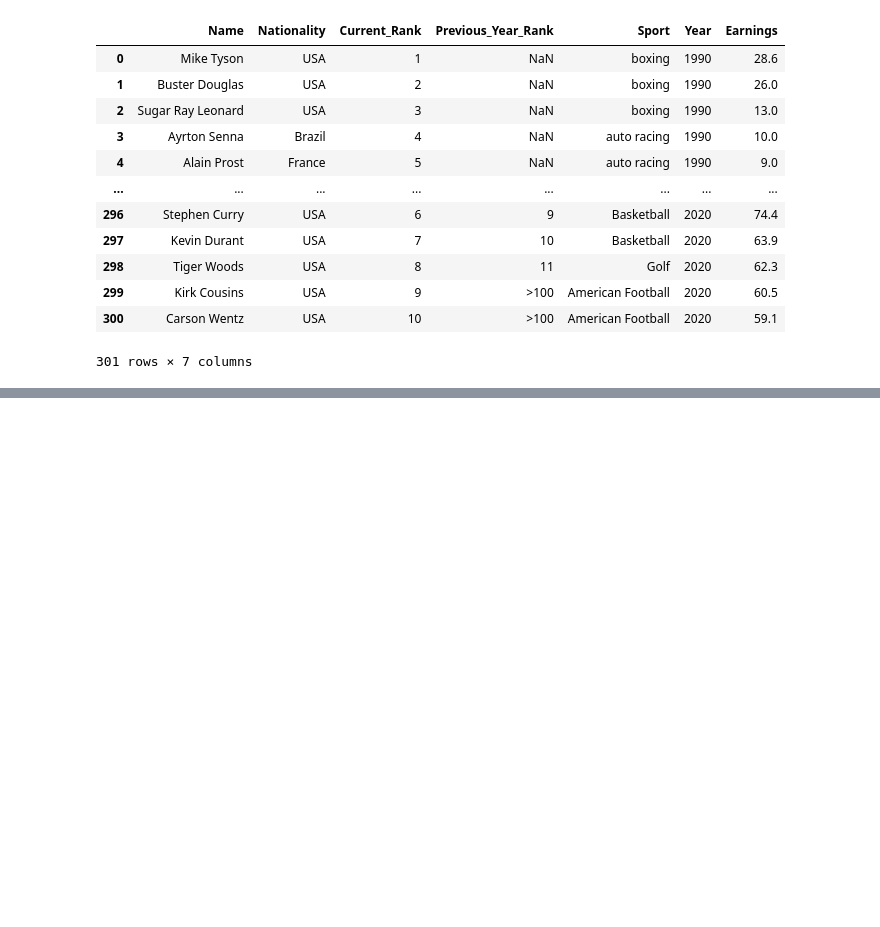
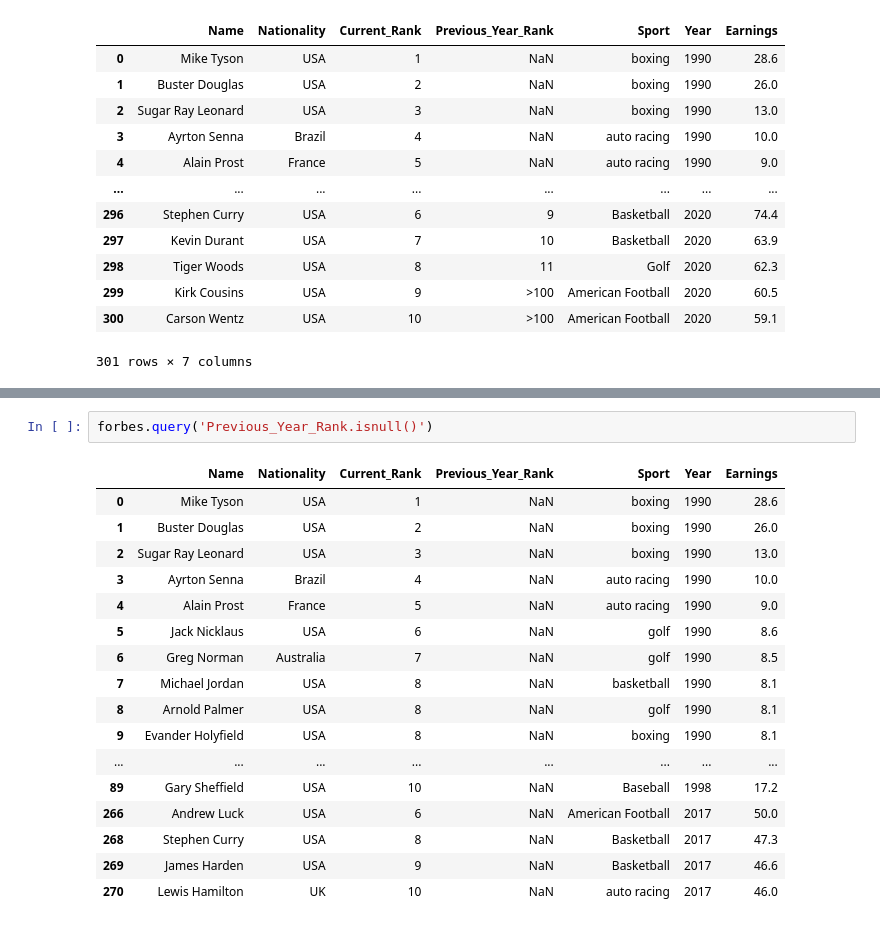
Before and after one commit to oscardbocanegra/udemy, a Jupyter notebook: analisis_datos/analisis_exploratorio.ipynb, the cells around one changed output, grey strips where cells are left out. Drawn from its saved outputs; the diff is of its cells as text; blank space fills up the shorter version.

```diff
--- a/analisis_datos/analisis_exploratorio.ipynb
+++ b/analisis_datos/analisis_exploratorio.ipynb
@@ -198,0 +228,20 @@ forbes
+# %%
+forbes.query('Previous_Year_Rank.isnull()')
+# %% [output]
+|  | Name | Nationality | Current_Rank | Previous_Year_Rank | Sport | Year | Earnings |
+| 0 | Mike Tyson | USA | 1 | NaN | boxing | 1990 | 28.6 |
+| 1 | Buster Douglas | USA | 2 | NaN | boxing | 1990 | 26.0 |
+| 2 | Sugar Ray Leonard | USA | 3 | NaN | boxing | 1990 | 13.0 |
+| 3 | Ayrton Senna | Brazil | 4 | NaN | auto racing | 1990 | 10.0 |
+| 4 | Alain Prost | France | 5 | NaN | auto racing | 1990 | 9.0 |
+| 5 | Jack Nicklaus | USA | 6 | NaN | golf | 1990 | 8.6 |
+| 6 | Greg Norman | Australia | 7 | NaN | golf | 1990 | 8.5 |
+| 7 | Michael Jordan | USA | 8 | NaN | basketball | 1990 | 8.1 |
+| 8 | Arnold Palmer | USA | 8 | NaN | golf | 1990 | 8.1 |
+| 9 | Evander Holyfield | USA | 8 | NaN | boxing | 1990 | 8.1 |
+| ... | ... | ... | ... | ... | ... | ... | ... |
+| 89 | Gary Sheffield | USA | 10 | NaN | Baseball | 1998 | 17.2 |
+| 266 | Andrew Luck | USA | 6 | NaN | American Football | 2017 | 50.0 |
+| 268 | Stephen Curry | USA | 8 | NaN | Basketball | 2017 | 47.3 |
+| 269 | James Harden | USA | 9 | NaN | Basketball | 2017 | 46.6 |
+| 270 | Lewis Hamilton | UK | 10 | NaN | auto racing | 2017 | 46.0 |
```
Also changed, not shown: parts of 5 cells of this notebook.
